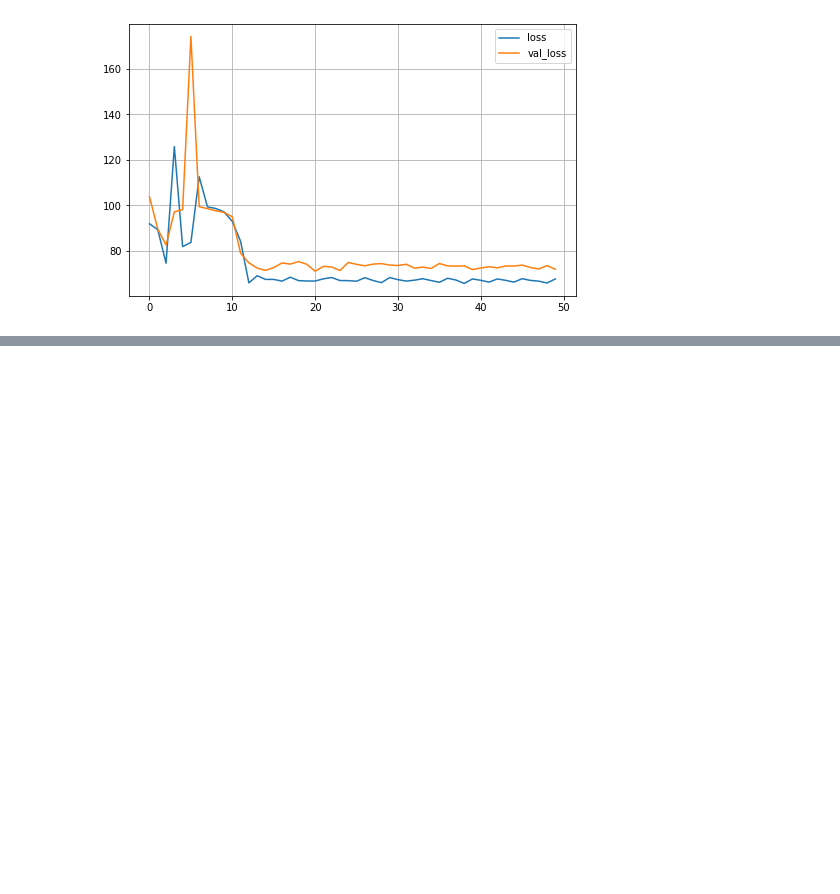
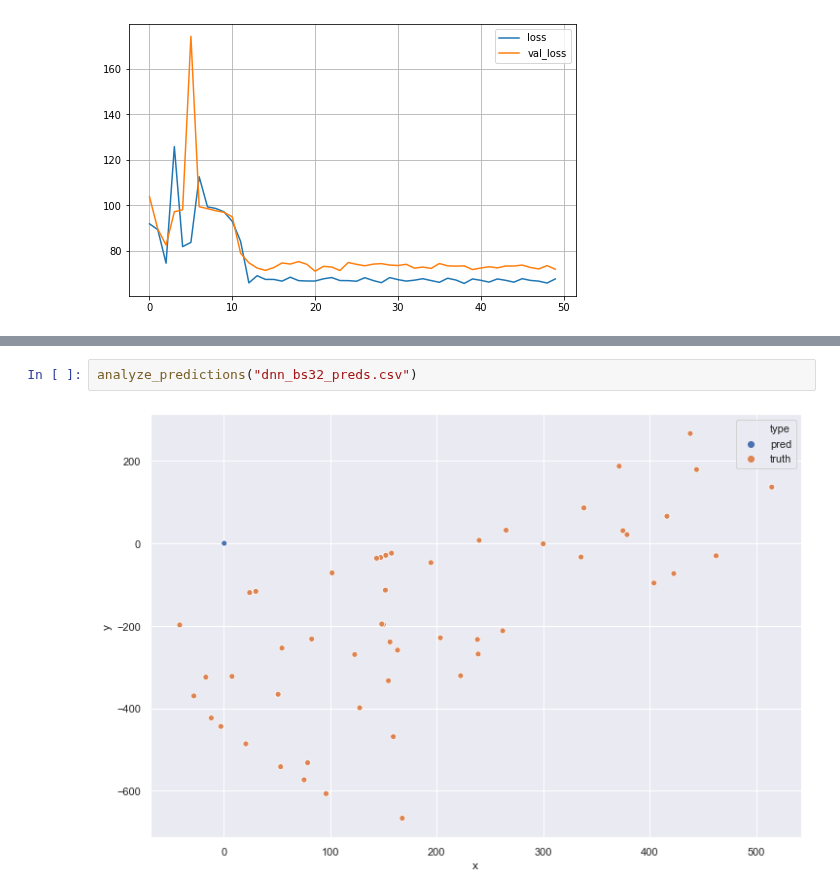
Before and after one commit to telenovelachuan/data_science, a Jupyter notebook: master_project/user_localization.ipynb, the cells around one changed output, grey strips where cells are left out. Saved outputs shown, nothing was run; the diff lists cells and outputs as text; blank space fills up the shorter version.

```diff
--- a/master_project/user_localization.ipynb
+++ b/master_project/user_localization.ipynb
@@ -401,0 +413,4 @@ Epoch 50/50
+# %%
+analyze_predictions("dnn_bs32_preds.csv")
+# %% [output]
+[figure, added]
```
Also changed, not shown: parts of 6 cells of this notebook, 5 other files.
